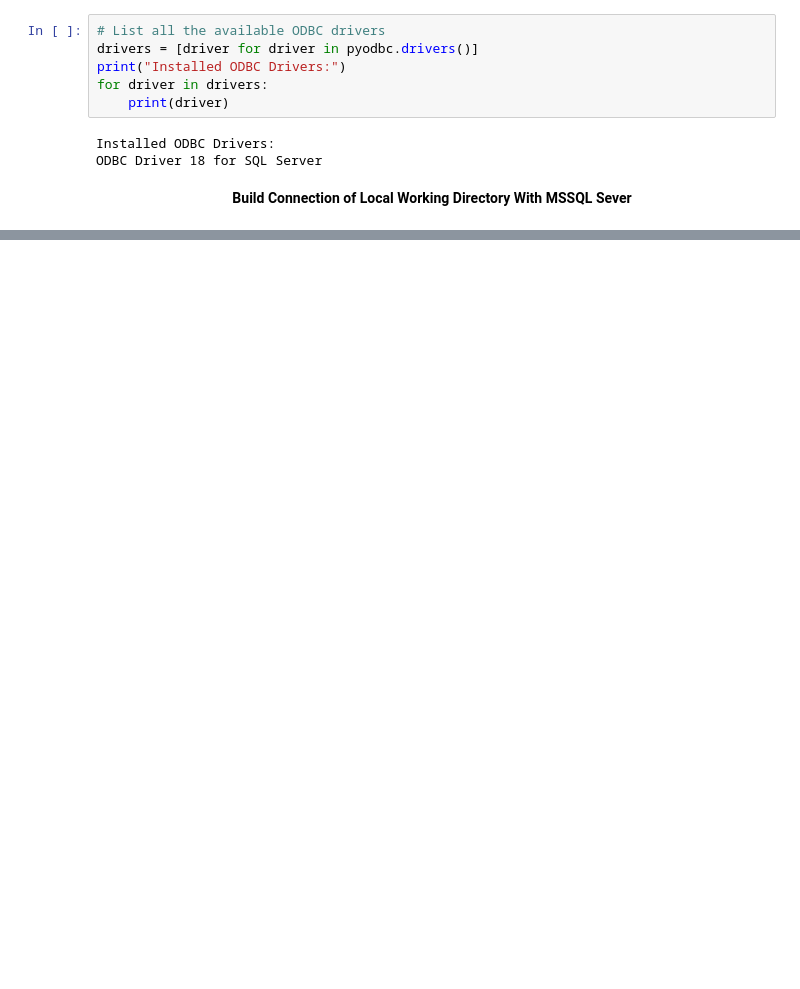
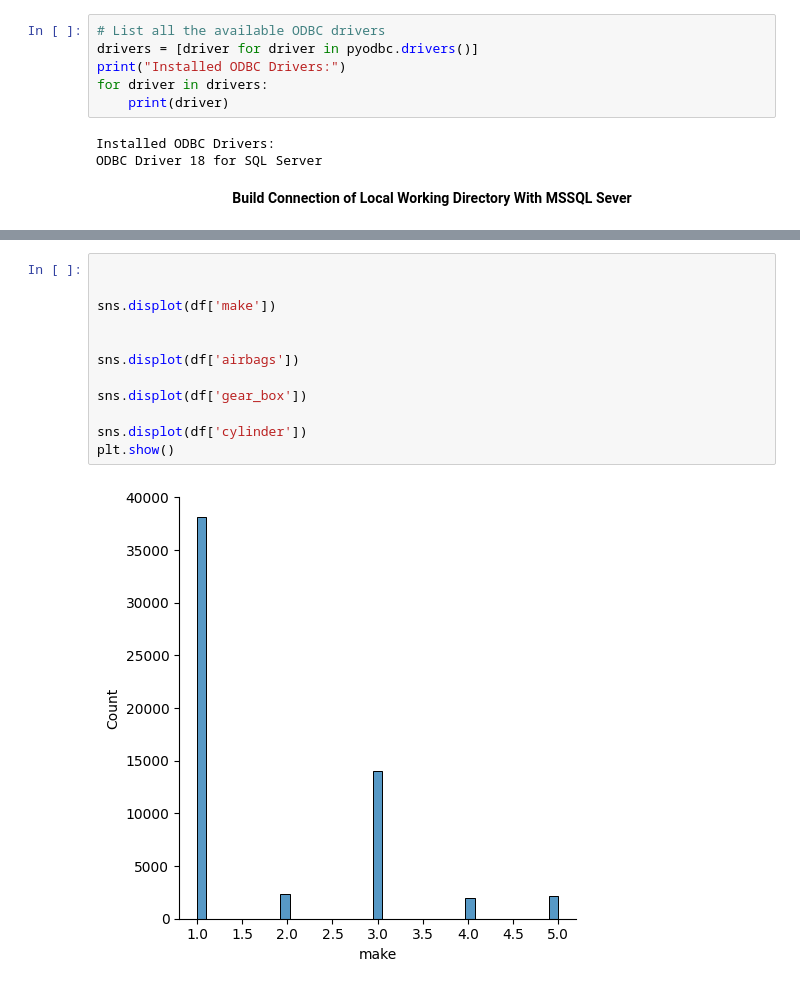
Before and after one commit to Saroj94/PolicyClaim, a Jupyter notebook: ML.ipynb, the cells around one changed output, grey strips where cells are left out. Saved outputs shown, nothing was run; the diff lists cells and outputs as text; blank space fills up the shorter version.

```diff
--- a/ML.ipynb
+++ b/ML.ipynb
@@ -70,0 +368,14 @@ df.head()
+# %%
+
+
+sns.displot(df['make'])
+
+
+sns.displot(df['airbags'])
+
+sns.displot(df['gear_box'])
+
+sns.displot(df['cylinder'])
+plt.show()
+# %% [output]
+[figure, added]
```
Also changed, not shown: parts of 86 cells of this notebook, 6 other files.
